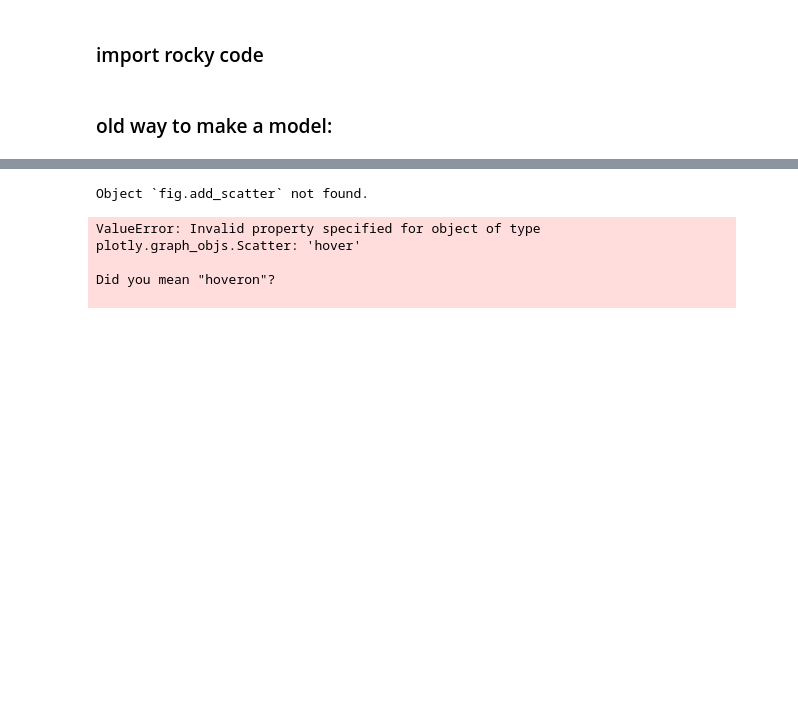
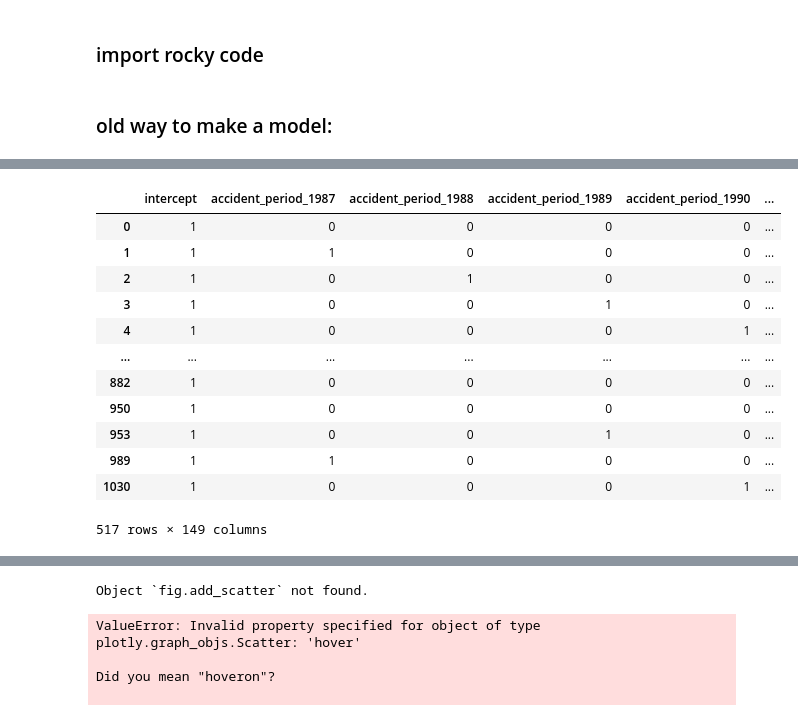
Before and after one commit to rocky-reserving/rocky, a Jupyter notebook: rocky-app/ROCKY Demo.ipynb, the cells around one changed output, grey strips where cells are left out. Saved outputs shown, nothing was run; the diff lists cells and outputs as text; code cells hidden in the pictures; blank space fills up the shorter version.

```diff
--- a/rocky-app/ROCKY Demo.ipynb
+++ b/rocky-app/ROCKY Demo.ipynb
@@ -40,0 +59,16 @@ This is for testing and compatability only. Please do not assign much credibilit
+# %%
+rky.icrfs.GetX('train')
+# %% [output]
+|  | intercept | accident_period_1987 | accident_period_1988 | accident_period_1989 | accident_period_1990 | ... |
+| 0 | 1 | 0 | 0 | 0 | 0 | ... |
+| 1 | 1 | 1 | 0 | 0 | 0 | ... |
+| 2 | 1 | 0 | 1 | 0 | 0 | ... |
+| 3 | 1 | 0 | 0 | 1 | 0 | ... |
+| 4 | 1 | 0 | 0 | 0 | 1 | ... |
+| ... | ... | ... | ... | ... | ... | ... |
+| 882 | 1 | 0 | 0 | 0 | 0 | ... |
+| 950 | 1 | 0 | 0 | 0 | 0 | ... |
+| 953 | 1 | 0 | 0 | 1 | 0 | ... |
+| 989 | 1 | 1 | 0 | 0 | 0 | ... |
+| 1030 | 1 | 0 | 0 | 0 | 1 | ... |
+517 rows × 149 columns
```
Also changed, not shown: parts of 11 cells of this notebook, 3 other files.
